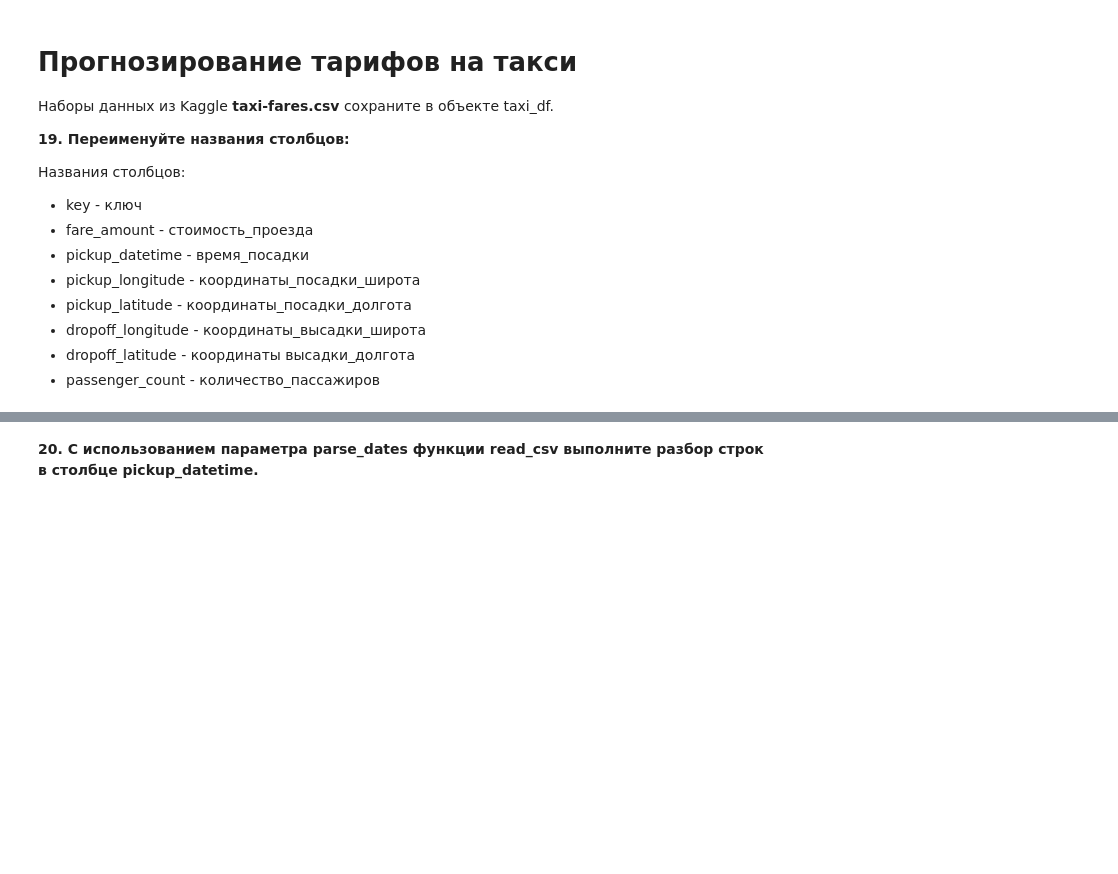
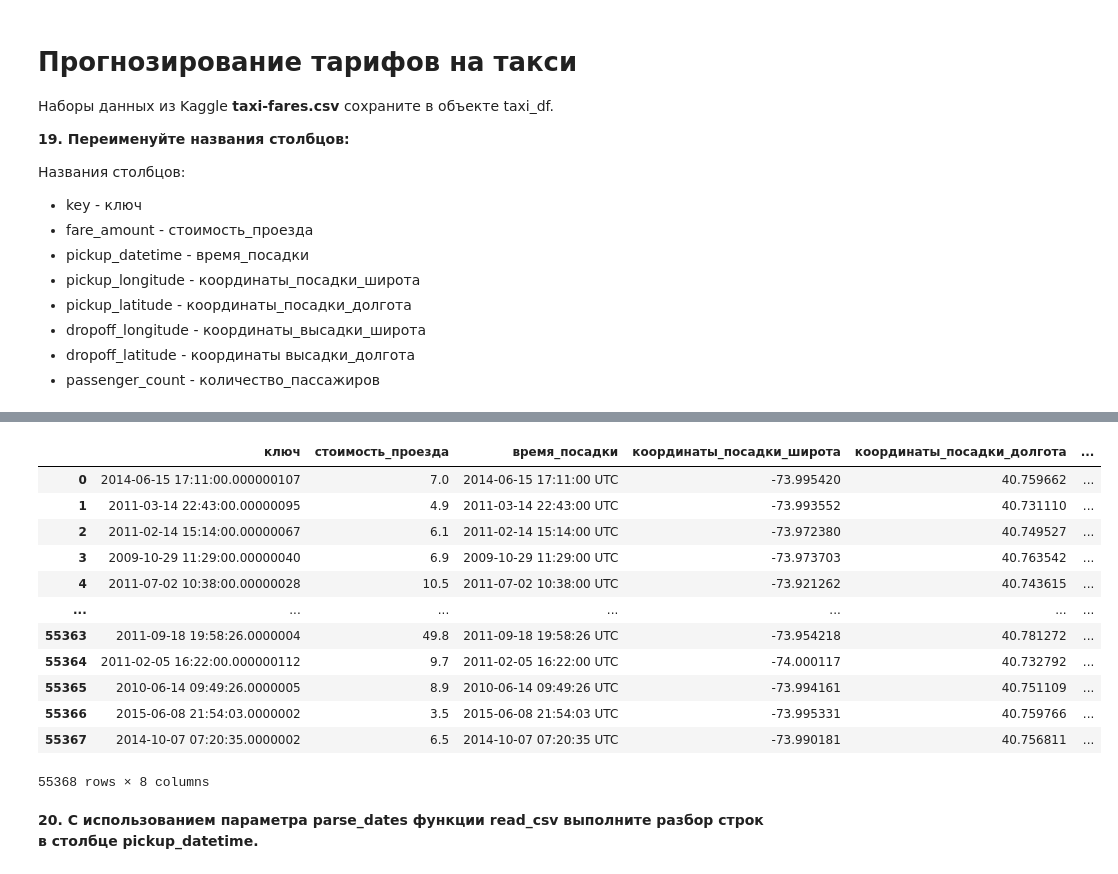
Before and after one commit to corzent/data_science, a Jupyter notebook: Checkpoint/First Module assignment_ПМИ-3-22(АиОБД)_Ишенов_Данияр.ipynb, the cells around one changed output, grey strips where cells are left out. Cells and saved outputs as stored; diff of their text form; code cells hidden in the pictures; blank space fills up the shorter version.

```diff
--- a/Checkpoint/First Module assignment_ПМИ-3-22(АиОБД)_Ишенов_Данияр.ipynb
+++ b/Checkpoint/First Module assignment_ПМИ-3-22(АиОБД)_Ишенов_Данияр.ipynb
@@ -340,3 +345,5 @@ malignant_count, benign_count
 - passenger_count - количество_пассажиров
 # %%
 # Ваш код здесь
+taxi_data = pd.read_csv('taxi-fares.csv')
+taxi_data.head()
@@ -343,3 +357,19 @@ malignant_count, benign_count
+# %%
+taxi_data.rename(columns={'key': 'ключ', 'fare_amount': 'стоимость_проезда','pickup_datetime': 'время_посадки','pickup_longitude': 'координаты_посадки_широта','pickup_latitude': 'координаты_посадки_долгота', 'dropoff_longitude': 'координаты_высадки_широта', 'dropoff_latitude': 'координаты_высадки_долгота', 'passenger_count': 'количество_пассажиров'})
+# %% [output]
+|  | ключ | стоимость_проезда | время_посадки | координаты_посадки_широта | координаты_посадки_долгота | ... |
+| 0 | 2014-06-15 17:11:00.000000107 | 7.0 | 2014-06-15 17:11:00 UTC | -73.995420 | 40.759662 | ... |
+| 1 | 2011-03-14 22:43:00.00000095 | 4.9 | 2011-03-14 22:43:00 UTC | -73.993552 | 40.731110 | ... |
+| 2 | 2011-02-14 15:14:00.00000067 | 6.1 | 2011-02-14 15:14:00 UTC | -73.972380 | 40.749527 | ... |
+| 3 | 2009-10-29 11:29:00.00000040 | 6.9 | 2009-10-29 11:29:00 UTC | -73.973703 | 40.763542 | ... |
+| 4 | 2011-07-02 10:38:00.00000028 | 10.5 | 2011-07-02 10:38:00 UTC | -73.921262 | 40.743615 | ... |
+| ... | ... | ... | ... | ... | ... | ... |
+| 55363 | 2011-09-18 19:58:26.0000004 | 49.8 | 2011-09-18 19:58:26 UTC | -73.954218 | 40.781272 | ... |
+| 55364 | 2011-02-05 16:22:00.000000112 | 9.7 | 2011-02-05 16:22:00 UTC | -74.000117 | 40.732792 | ... |
+| 55365 | 2010-06-14 09:49:26.0000005 | 8.9 | 2010-06-14 09:49:26 UTC | -73.994161 | 40.751109 | ... |
+| 55366 | 2015-06-08 21:54:03.0000002 | 3.5 | 2015-06-08 21:54:03 UTC | -73.995331 | 40.759766 | ... |
+| 55367 | 2014-10-07 07:20:35.0000002 | 6.5 | 2014-10-07 07:20:35 UTC | -73.990181 | 40.756811 | ... |
+55368 rows × 8 columns
 # %% [markdown]
 **20. С использованием параметра parse_dates функции read_csv выполните разбор строк в столбце pickup_datetime.**
 # %%
```
Also changed, not shown: parts of 12 cells of this notebook, 2 other files.
